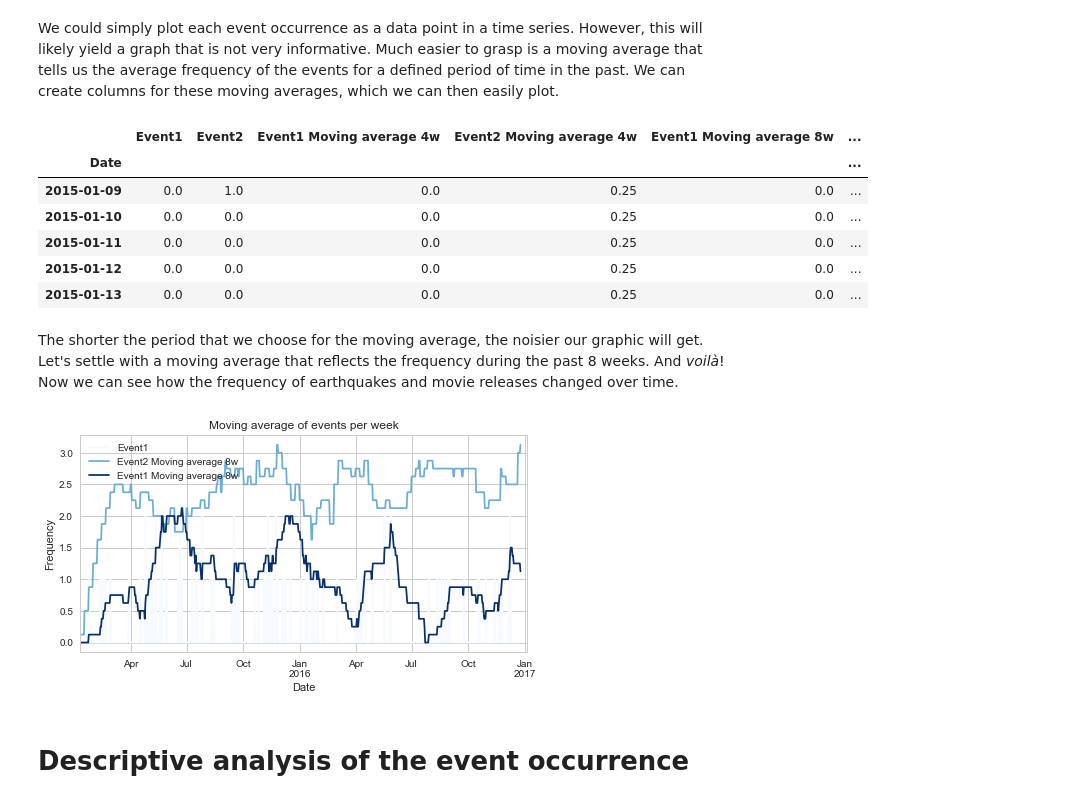
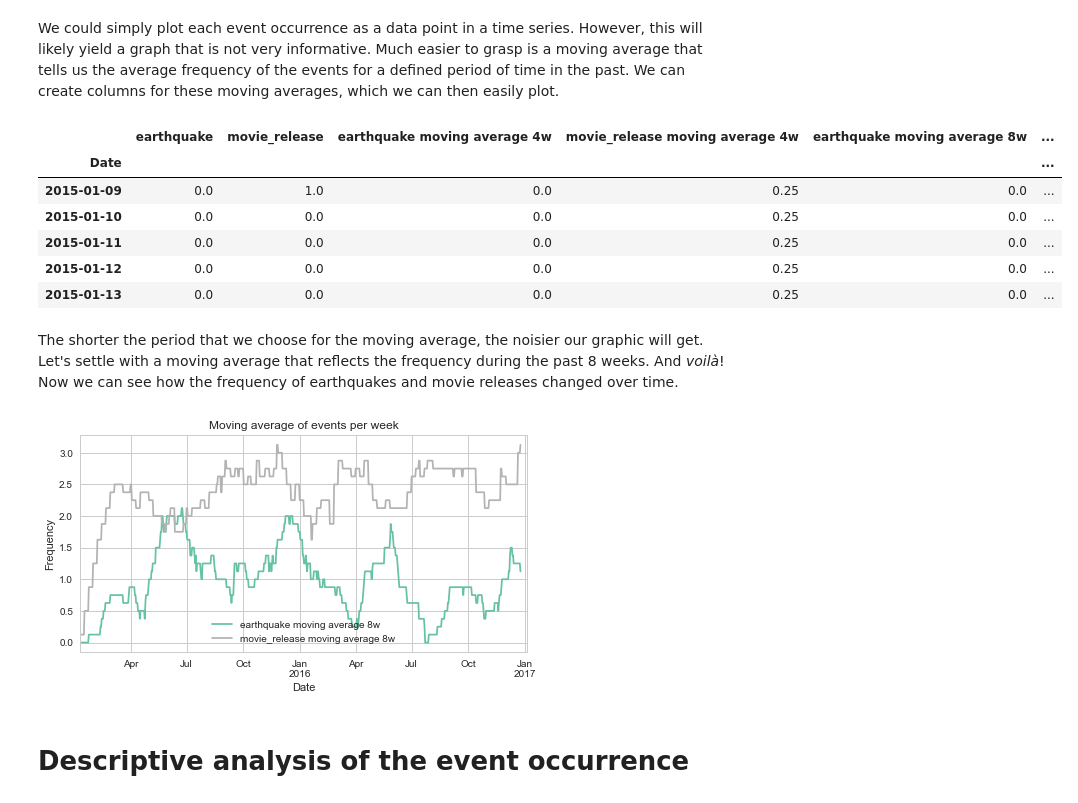
Before and after one commit to dariodata/event-tracker, a Jupyter notebook: event-tracker.ipynb, the cells around one changed output. Cells and saved outputs as stored; diff of their text form; code cells hidden in the pictures.

```diff
--- a/event-tracker.ipynb
+++ b/event-tracker.ipynb
@@ -129,6 +129,6 @@ To use this script, we have to load the clean data that we saved in the previuos
 df1 = pd.read_csv('data/earthquakes.csv', header=None)
 del df1[0]
 df1.columns = ['Date']
-df1['Event1'] = np.ones(len(df1))
+df1['earthquake'] = np.ones(len(df1))
 df1.head()
 # %% [output]
@@ -142,6 +142,6 @@ df1.head()
 # Load the movie data, the second column already shows us the sum of movie releases
 df2 = pd.read_csv('data/filmrelease.csv', header=0)
 del df2['Unnamed: 0']
-df2.columns = ['Date', 'Event2']
+df2.columns = ['Date', 'movie_release']
 df2.head()
 # %% [output]
@@ -180,18 +180,18 @@ We could simply plot each event occurrence as a data point in a time series. How
 # %%
 # Calculate moving average
 for i in [7*4, 7*4*2]:
     mvav = i # moving average period, i.e. number of points to average
-    dfi = np.convolve(df['Event1'],
+    dfi = np.convolve(df['earthquake'],
                       np.ones((mvav,))*7/mvav # factor for obtaining average
                       , mode='full')
-    df['Event1 Moving average %sw' % (int(i/7))] = dfi[:-(i-1)]
-    dfj = np.convolve(df['Event2'],
+    df['earthquake moving average %sw' % (int(i/7))] = dfi[:-(i-1)]
+    dfj = np.convolve(df['movie_release'],
                       np.ones((mvav,))*7/mvav # factor for obtaining average
                       , mode='full')
-    df['Event2 Moving average %sw' % (int(i/7))] = dfj[:-(i-1)]
+    df['movie_release moving average %sw' % (int(i/7))] = dfj[:-(i-1)]
 df.head()
 # %% [output]
-|  | Event1 | Event2 | Event1 Moving average 4w | Event2 Moving average 4w | Event1 Moving average 8w | ... |
+|  | earthquake | movie_release | earthquake moving average 4w | movie_release moving average 4w | earthquake moving average 8w | ... |
 | Date |  |  |  |  |  | ... |
 | 2015-01-09 | 0.0 | 1.0 | 0.0 | 0.25 | 0.0 | ... |
 | 2015-01-10 | 0.0 | 0.0 | 0.0 | 0.25 | 0.0 | ... |
@@ -202,14 +202,14 @@ df.head()
 The shorter the period that we choose for the moving average, the noisier our graphic will get. Let's settle with a moving average that reflects the frequency during the past 8 weeks. And _voilà_! Now we can see how the frequency of earthquakes and movie releases changed over time.
 # %%
 # Plot relevant columns from dataframe
-df.loc[:,['Event1', 'Event2 Moving average 8w', 'Event1 Moving average 8w']].\
-plot(cmap='Blues', figsize=(8,4))# possible
+df.loc[:,['earthquake moving average 8w', 'movie_release moving average 8w']].\
+plot(cmap='Set2', figsize=(8,4))# possible
 plt.xlim(df.index[0], df.index.max()+10)
 plt.title('Moving average of events per week')
 plt.ylabel('Frequency')
 plt.show()
 # %% [output]
-[figure, old version]
+[figure, new version]
 # %% [markdown]
 # Descriptive analysis of the event occurrence
 # %% [markdown]
```
Also changed, not shown: parts of 6 cells of this notebook.
